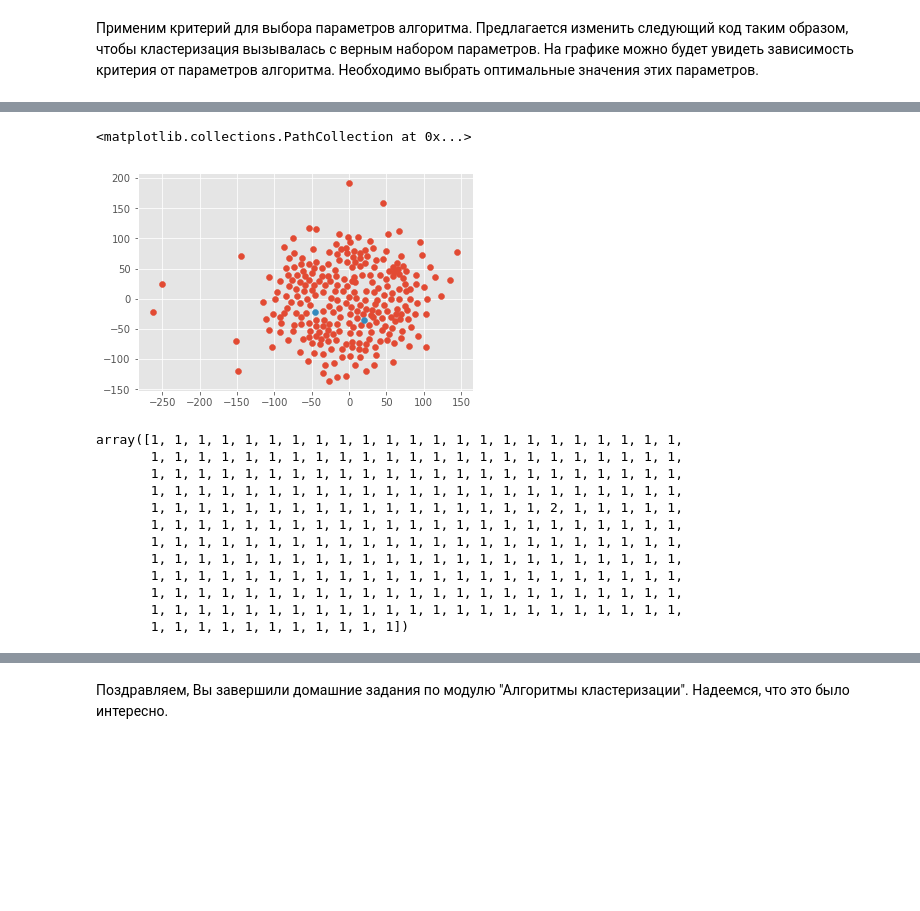
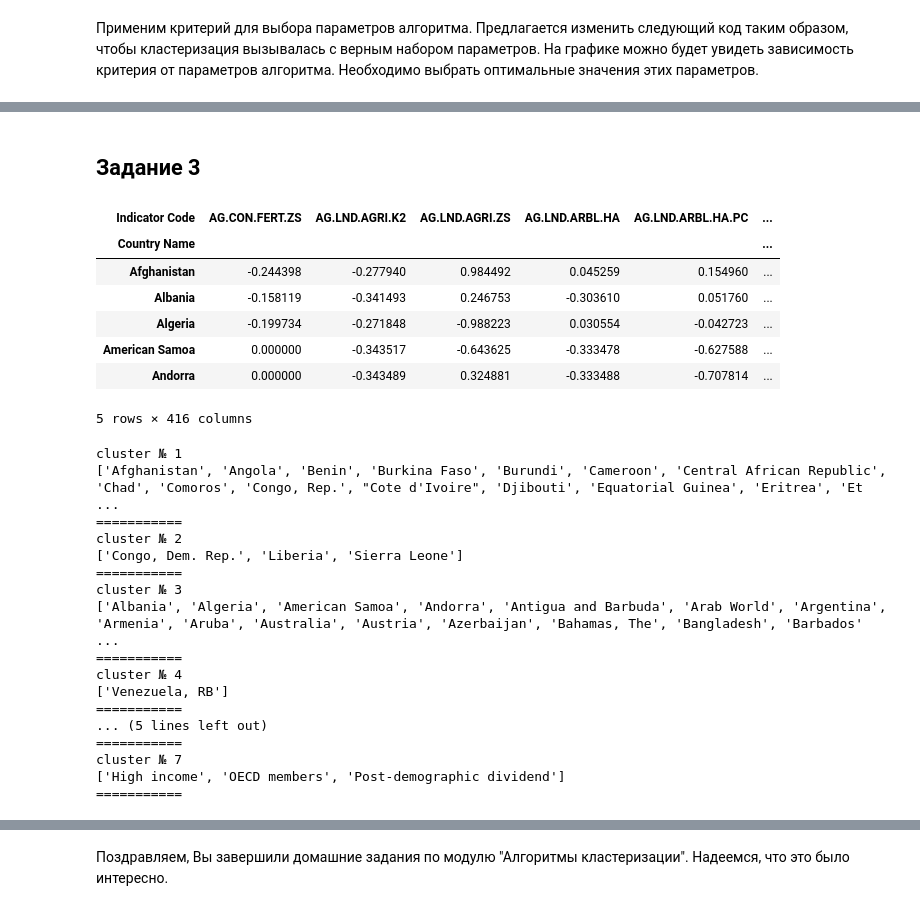
Before and after one commit to borisman18/Sphere, a Jupyter notebook: Feldman Boris hw2.ipynb, the cells around one changed output, grey strips where cells are left out. Saved outputs shown, nothing was run; the diff lists cells and outputs as text; code cells hidden in the pictures; blank space fills up the shorter version.

```diff
--- a/Feldman Boris hw2.ipynb
+++ b/Feldman Boris hw2.ipynb
@@ -322,24 +261,0 @@ Average linkage:   0.979264111223 num clusters:   2
-# %%
-model = Clustering(data,2,linkage='comlete')
-labels = model.fit_predict()
-X_embedded = TSNE(n_components=2).fit_transform(data)
-plt.scatter(X_embedded[labels==1,0],X_embedded[labels==1,1])
-plt.scatter(X_embedded[labels==2,0],X_embedded[labels==2,1])
-# %% [output]
-<matplotlib.collections.PathCollection at 0x...>
-[figure, removed]
-# %%
-labels
-# %% [output]
-array([1, 1, 1, 1, 1, 1, 1, 1, 1, 1, 1, 1, 1, 1, 1, 1, 1, 1, 1, 1, 1, 1, 1,
-       1, 1, 1, 1, 1, 1, 1, 1, 1, 1, 1, 1, 1, 1, 1, 1, 1, 1, 1, 1, 1, 1, 1,
-       1, 1, 1, 1, 1, 1, 1, 1, 1, 1, 1, 1, 1, 1, 1, 1, 1, 1, 1, 1, 1, 1, 1,
-       1, 1, 1, 1, 1, 1, 1, 1, 1, 1, 1, 1, 1, 1, 1, 1, 1, 1, 1, 1, 1, 1, 1,
-       1, 1, 1, 1, 1, 1, 1, 1, 1, 1, 1, 1, 1, 1, 1, 1, 1, 2, 1, 1, 1, 1, 1,
-       1, 1, 1, 1, 1, 1, 1, 1, 1, 1, 1, 1, 1, 1, 1, 1, 1, 1, 1, 1, 1, 1, 1,
-       1, 1, 1, 1, 1, 1, 1, 1, 1, 1, 1, 1, 1, 1, 1, 1, 1, 1, 1, 1, 1, 1, 1,
-       1, 1, 1, 1, 1, 1, 1, 1, 1, 1, 1, 1, 1, 1, 1, 1, 1, 1, 1, 1, 1, 1, 1,
-       1, 1, 1, 1, 1, 1, 1, 1, 1, 1, 1, 1, 1, 1, 1, 1, 1, 1, 1, 1, 1, 1, 1,
-       1, 1, 1, 1, 1, 1, 1, 1, 1, 1, 1, 1, 1, 1, 1, 1, 1, 1, 1, 1, 1, 1, 1,
-       1, 1, 1, 1, 1, 1, 1, 1, 1, 1, 1, 1, 1, 1, 1, 1, 1, 1, 1, 1, 1, 1, 1,
-       1, 1, 1, 1, 1, 1, 1, 1, 1, 1, 1])
@@ -347,0 +262,21 @@ array([1, 1, 1, 1, 1, 1, 1, 1, 1, 1, 1, 1, 1, 1, 1, 1, 1, 1, 1, 1, 1, 1, 1,
+# %% [markdown]
+## Задание 3
+# %%
+df = pd.read_csv('WDIData.csv', sep=',')
+df1 = df[['Country Name', 'Indicator Code', '2014']]
+df1 = df1.set_index(['Country Name', 'Indicator Code'])
+df1 = df1.unstack()
+df1 = (df1 - df1.mean()) / df1.std()
+df1 = df1['2014']
+df1 = df1.fillna(0)
+df1  = df1[df1.columns[(df1 ** 2).sum() > 200]]
+df1.head()
+# %% [output]
+| Indicator Code | AG.CON.FERT.ZS | AG.LND.AGRI.K2 | AG.LND.AGRI.ZS | AG.LND.ARBL.HA | AG.LND.ARBL.HA.PC | ... |
+| Country Name |  |  |  |  |  | ... |
+| Afghanistan | -0.244398 | -0.277940 | 0.984492 | 0.045259 | 0.154960 | ... |
+| Albania | -0.158119 | -0.341493 | 0.246753 | -0.303610 | 0.051760 | ... |
+| Algeria | -0.199734 | -0.271848 | -0.988223 | 0.030554 | -0.042723 | ... |
+| American Samoa | 0.000000 | -0.343517 | -0.643625 | -0.333478 | -0.627588 | ... |
+| Andorra | 0.000000 | -0.343489 | 0.324881 | -0.333488 | -0.707814 | ... |
+5 rows × 416 columns
@@ -347,0 +287,23 @@ array([1, 1, 1, 1, 1, 1, 1, 1, 1, 1, 1, 1, 1, 1, 1, 1, 1, 1, 1, 1, 1, 1, 1,
+# %%
+for i in xrange(1,8):
+    print 'cluster №', i
+    print list(df1.iloc[labels == i].index)
+    print '==========='
+# %% [output]
+cluster № 1
+['Afghanistan', 'Angola', 'Benin', 'Burkina Faso', 'Burundi', 'Cameroon', 'Central African Republic', 'Chad', 'Comoros', 'Congo, Rep.', "Cote d'Ivoire", 'Djibouti', 'Equatorial Guinea', 'Eritrea', 'Et ...
+===========
+cluster № 2
+['Congo, Dem. Rep.', 'Liberia', 'Sierra Leone']
+===========
+cluster № 3
+['Albania', 'Algeria', 'American Samoa', 'Andorra', 'Antigua and Barbuda', 'Arab World', 'Argentina', 'Armenia', 'Aruba', 'Australia', 'Austria', 'Azerbaijan', 'Bahamas, The', 'Bangladesh', 'Barbados' ...
+===========
+cluster № 4
+['Venezuela, RB']
+===========
+... (5 lines left out)
+===========
+cluster № 7
+['High income', 'OECD members', 'Post-demographic dividend']
+===========
```
Also changed, not shown: parts of 16 cells of this notebook.
